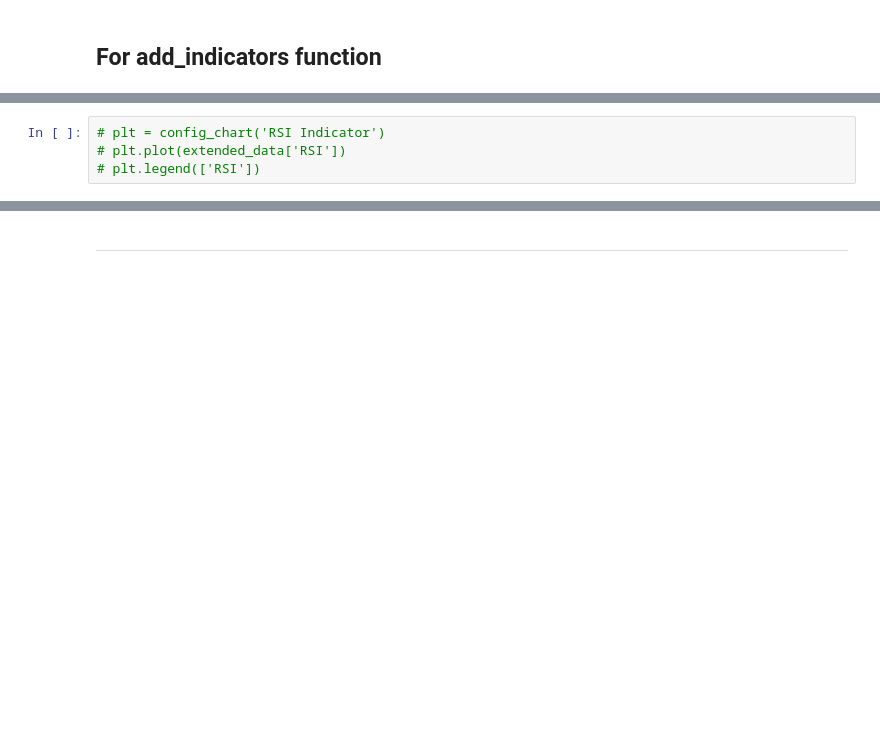
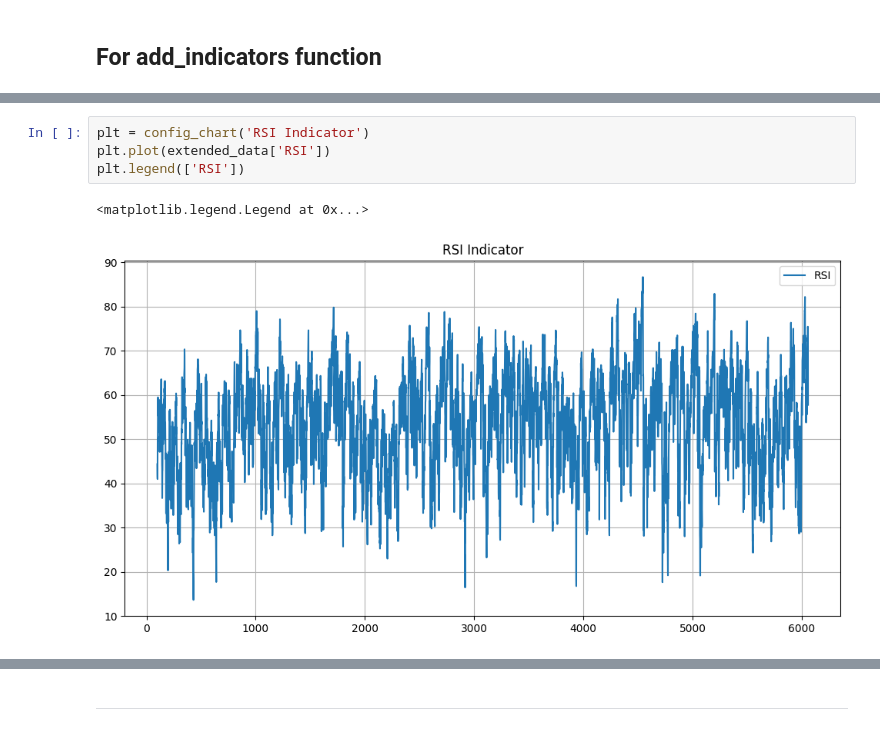
Before and after one commit to BoykoPetevBoev/Stock-Market-Prediction, a Jupyter notebook: src/models/lstm_v2/lstm_normalize.ipynb, the cells around one changed output, grey strips where cells are left out. Drawn from its saved outputs; the diff is of its cells as text; blank space fills up the shorter version.

```diff
--- a/src/models/lstm_v2/lstm_normalize.ipynb
+++ b/src/models/lstm_v2/lstm_normalize.ipynb
@@ -61,5 +75,8 @@ plt.legend(['Close'])
 # %%
-# plt = config_chart('RSI Indicator')
-# plt.plot(extended_data['RSI'])
-# plt.legend(['RSI'])
+plt = config_chart('RSI Indicator')
+plt.plot(extended_data['RSI'])
+plt.legend(['RSI'])
+# %% [output]
+<matplotlib.legend.Legend at 0x...>
+[figure, added]
 # %%
```
Also changed, not shown: parts of 26 cells of this notebook, 7 other files.
